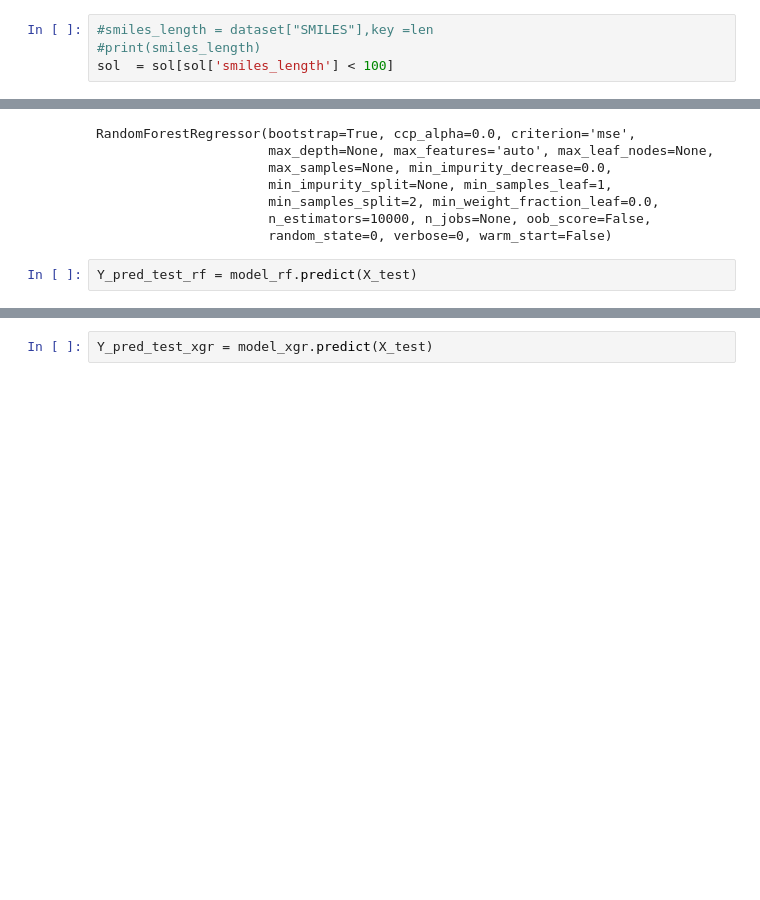
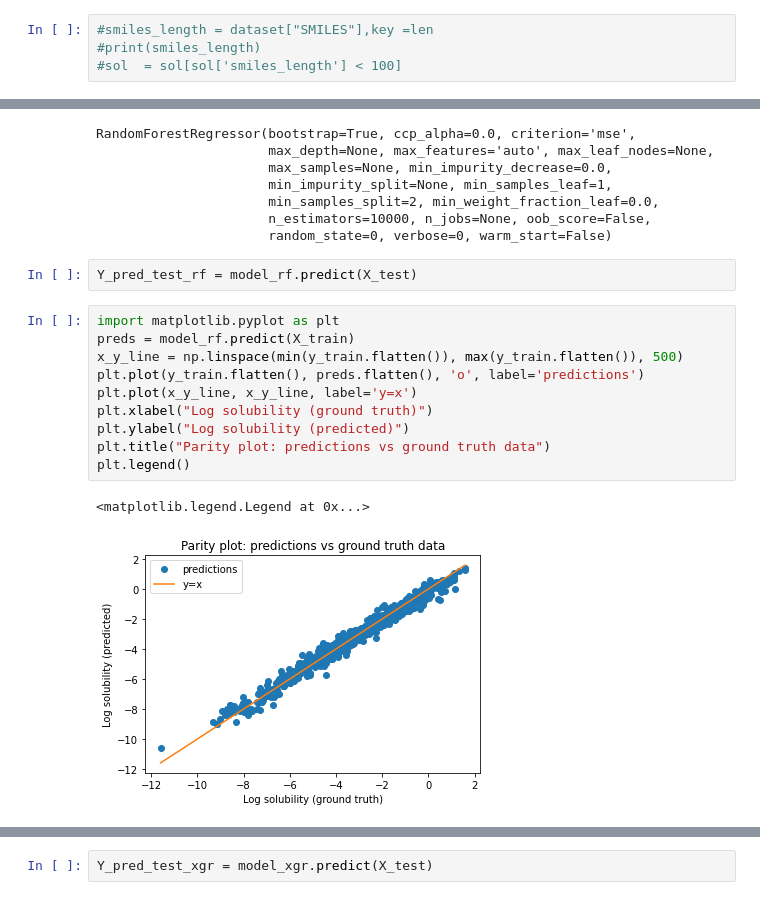
Before and after one commit to ali1810/Solubility_predition_feature, a Jupyter notebook: Solubility_delaney_datset_rf_xg.ipynb, the cells around one changed output, grey strips where cells are left out. Cells and saved outputs as stored; diff of their text form; blank space fills up the shorter version.

```diff
--- a/Solubility_delaney_datset_rf_xg.ipynb
+++ b/Solubility_delaney_datset_rf_xg.ipynb
@@ -29,7 +29,7 @@ max_lenghth
 # %%
 #smiles_length = dataset["SMILES"],key =len
 #print(smiles_length)
-sol  = sol[sol['smiles_length'] < 100]
+#sol  = sol[sol['smiles_length'] < 100]
 # %%
 sol.SMILES
 # %% [output]
@@ -239,6 +237,19 @@ RandomForestRegressor(bootstrap=True, ccp_alpha=0.0, criterion='mse',
                       random_state=0, verbose=0, warm_start=False)
 # %%
 Y_pred_test_rf = model_rf.predict(X_test)
+# %%
+import matplotlib.pyplot as plt
+preds = model_rf.predict(X_train)
+x_y_line = np.linspace(min(y_train.flatten()), max(y_train.flatten()), 500)
+plt.plot(y_train.flatten(), preds.flatten(), 'o', label='predictions')
+plt.plot(x_y_line, x_y_line, label='y=x')
+plt.xlabel("Log solubility (ground truth)")
+plt.ylabel("Log solubility (predicted)")
+plt.title("Parity plot: predictions vs ground truth data")
+plt.legend()
+# %% [output]
+<matplotlib.legend.Legend at 0x...>
+[figure, added]
 # %%
 from xgboost import XGBRegressor
 model_xgr = XGBRegressor(n_estimators = 10000, random_state = 0)
```
Also changed, not shown: parts of 6 cells of this notebook.
